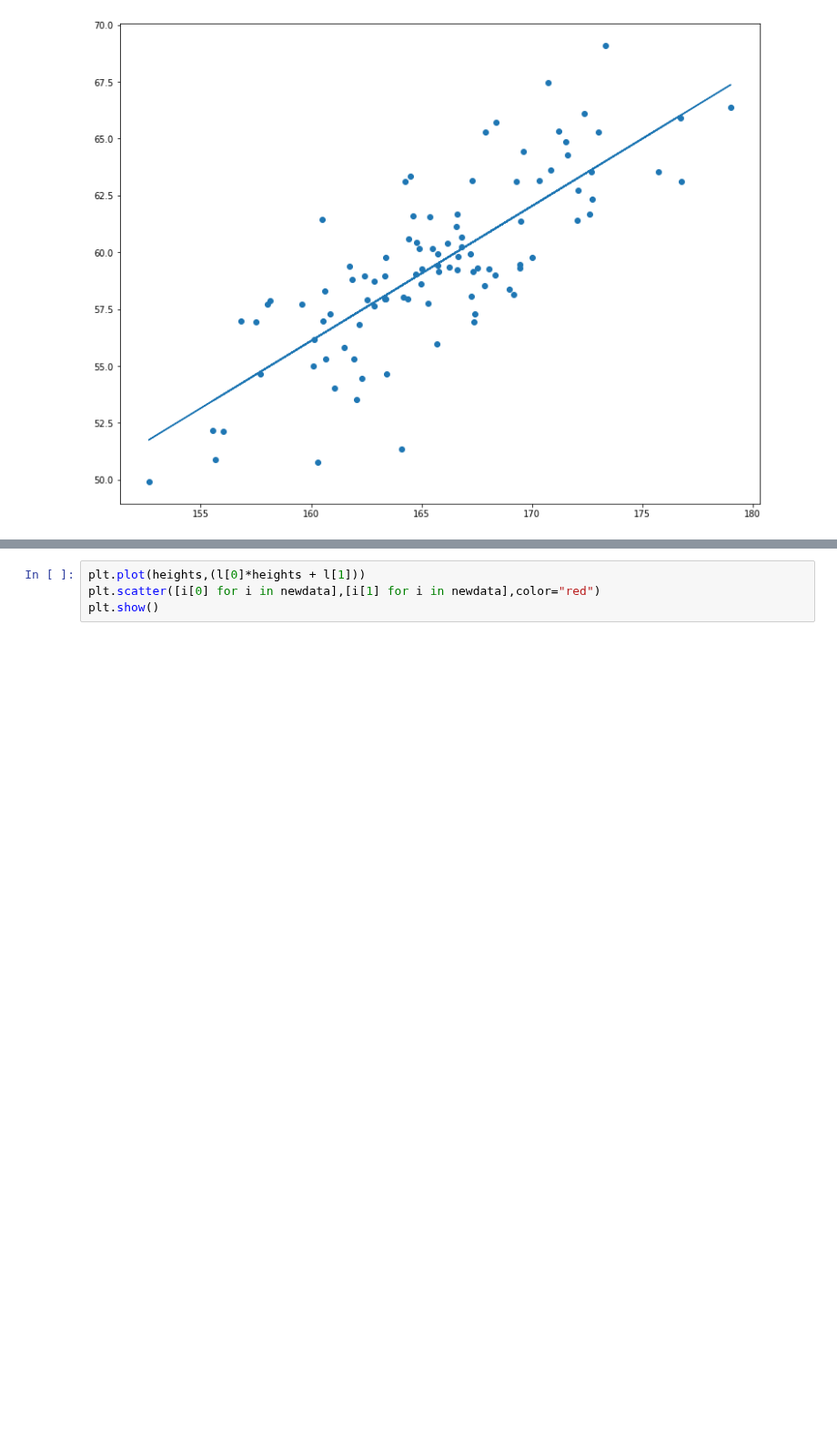
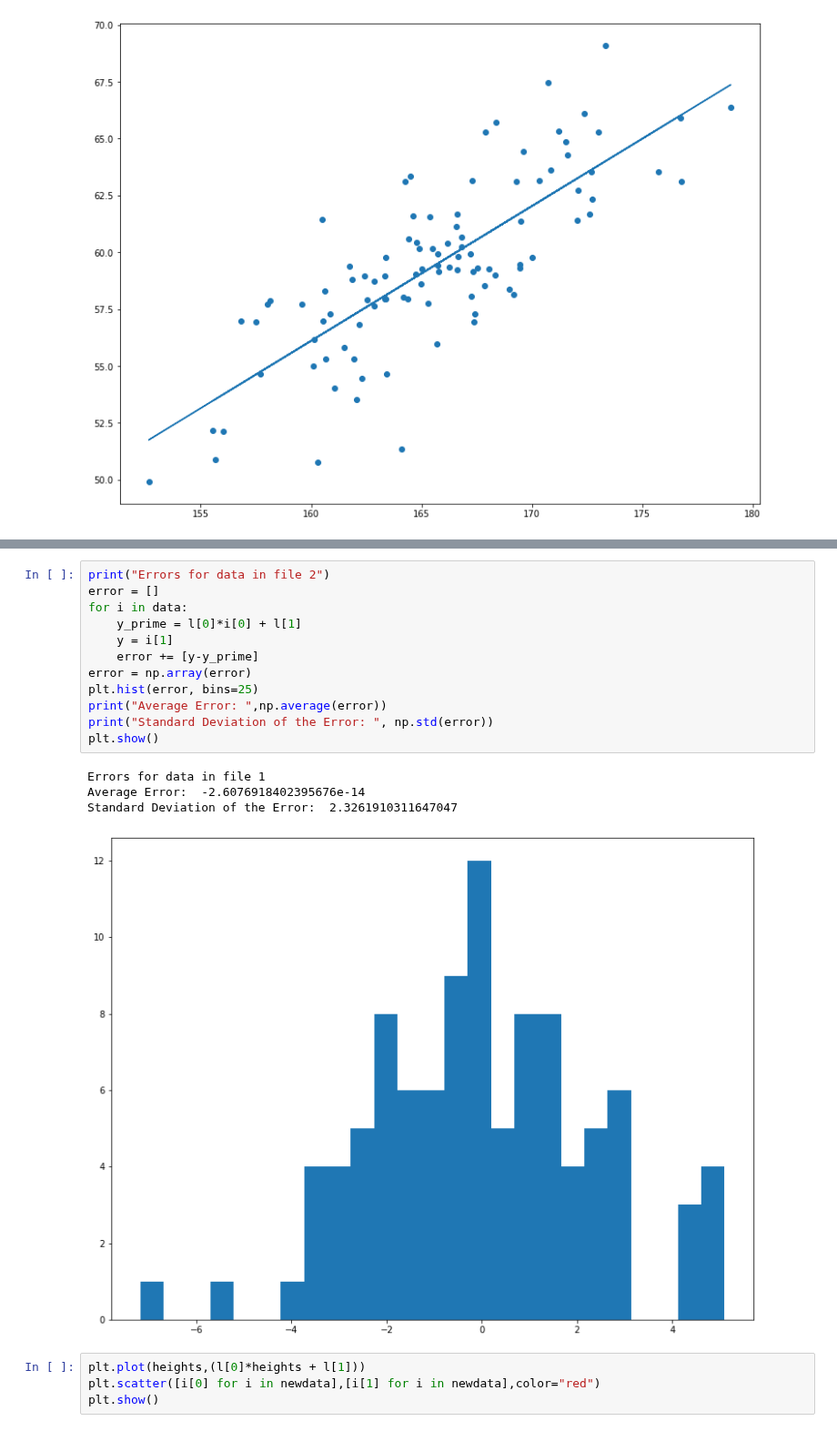
Before and after one commit to rohankalbag/EE325-Assignments, a Jupyter notebook: Q3.ipynb, the cells around one changed output, grey strips where cells are left out. Shown at 91% size. Saved outputs shown, nothing was run; the diff lists cells and outputs as text; blank space fills up the shorter version.

Commit message:
Histogram for data 1

```diff
--- a/Q3.ipynb
+++ b/Q3.ipynb
@@ -55,6 +57,23 @@ plt.show()
 Average Error:  -0.10442389739520955
 Standard Deviation of the Error:  2.490556466978743
 [figure]
+# %%
+print("Errors for data in file 2")
+error = []
+for i in data:
+    y_prime = l[0]*i[0] + l[1]
+    y = i[1]
+    error += [y-y_prime]
+error = np.array(error)
+plt.hist(error, bins=25)
+print("Average Error: ",np.average(error))
+print("Standard Deviation of the Error: ", np.std(error))
+plt.show()
+# %% [output]
+Errors for data in file 1
+Average Error:  -2.6076918402395676e-14
+Standard Deviation of the Error:  2.3261910311647047
+[figure, added]
 # %%
 plt.plot(heights,(l[0]*heights + l[1]))
 plt.scatter([i[0] for i in newdata],[i[1] for i in newdata],color="red")
```
Also changed, not shown: parts of 1 cell of this notebook.
